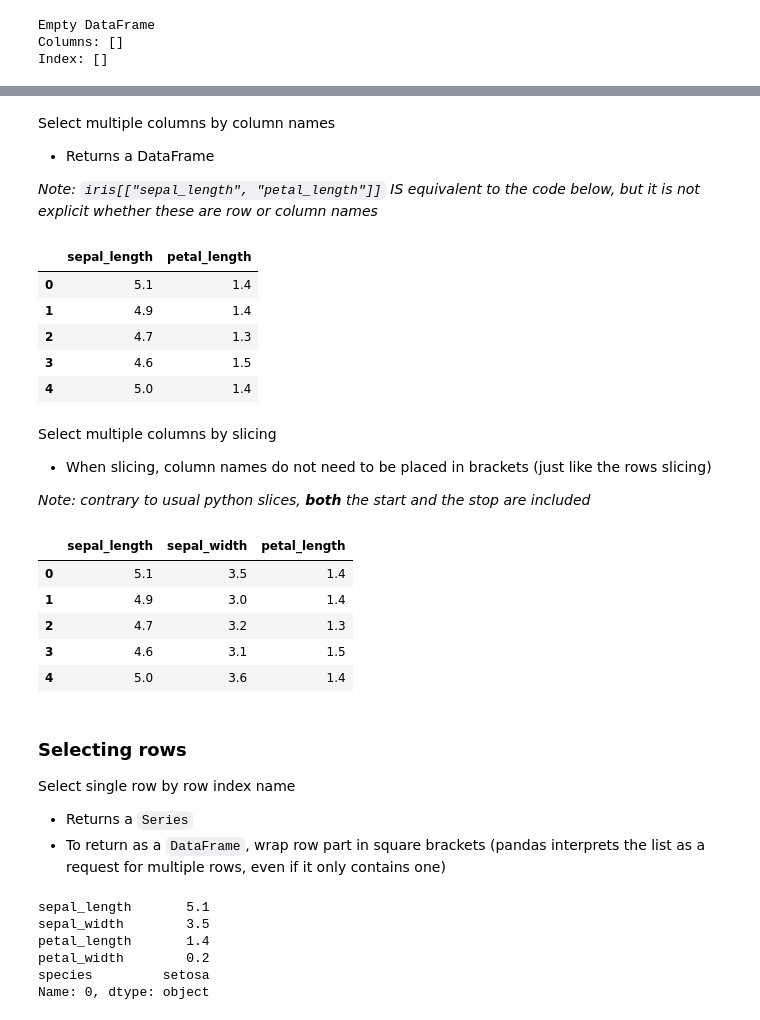
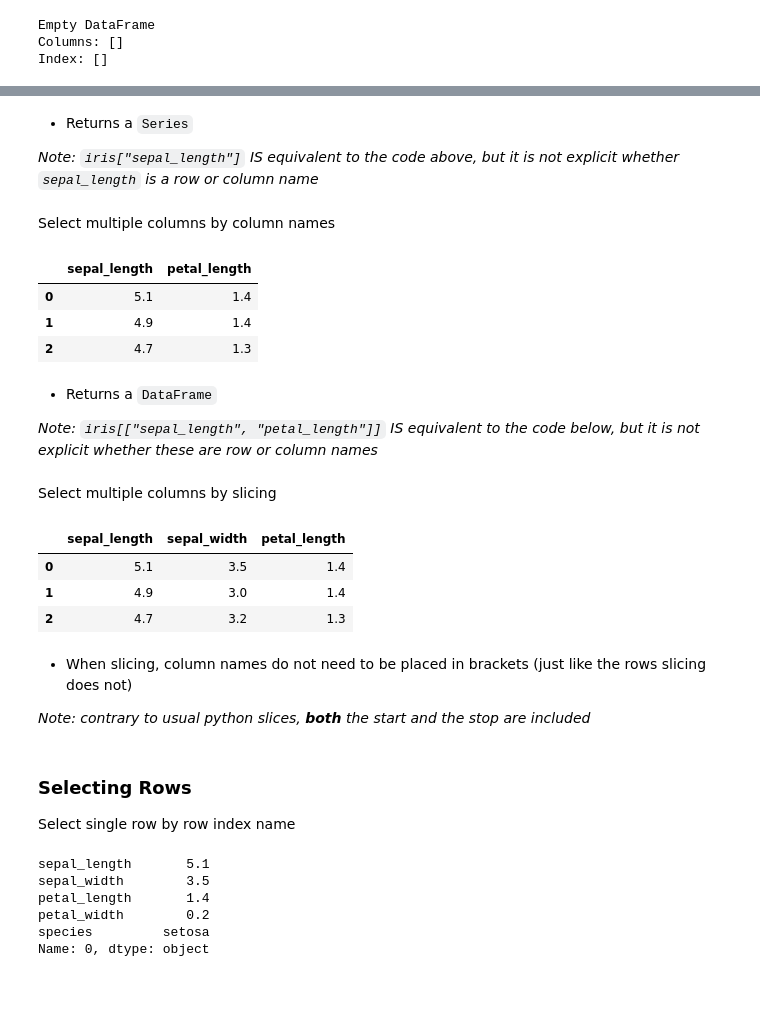
Before and after one commit to cjbayne/softdocs, a Jupyter notebook: docs/guide_pandas.ipynb, the cells around one changed output, grey strips where cells are left out. Drawn from its saved outputs; the diff is of its cells as text; code cells hidden in the pictures; blank space fills up the shorter version.

```diff
--- a/docs/guide_pandas.ipynb
+++ b/docs/guide_pandas.ipynb
@@ -270,30 +261,29 @@ DEPRECIATED
+# %% [markdown]
+- Returns a `Series`
+
+*Note: `iris["sepal_length"]` IS equivalent to the code above, but it is not explicit whether `sepal_length` is a row or column name*
 # %% [markdown]
 Select multiple columns by column names
-- Returns a DataFrame
-
-*Note: `iris[["sepal_length", "petal_length"]]` IS equivalent to the code below, but it is not explicit whether these are row or column names*
 # %%
 # Select all rows (:) and given columns by column names
 columns = ["sepal_length", "petal_length"]
-iris.loc[:, columns].head()
+iris.loc[:, columns].head(3)
 # %% [output]
 |  | sepal_length | petal_length |
 | 0 | 5.1 | 1.4 |
 | 1 | 4.9 | 1.4 |
 | 2 | 4.7 | 1.3 |
-| 3 | 4.6 | 1.5 |
-| 4 | 5.0 | 1.4 |
+# %% [markdown]
+- Returns a `DataFrame`
+
+*Note: `iris[["sepal_length", "petal_length"]]` IS equivalent to the code below, but it is not explicit whether these are row or column names*
 # %% [markdown]
 Select multiple columns by slicing
-- When slicing, column names do not need to be placed in brackets (just like the rows slicing)
-
-*Note: contrary to usual python slices, **both** the start and the stop are included*
 # %%
-iris.loc[:, "sepal_length":"petal_length"].head()
+# Select all rows (:) and columns from the first to (and include) the second
+iris.loc[:, "sepal_length":"petal_length"].head(3)
 # %% [output]
 |  | sepal_length | sepal_width | petal_length |
 | 0 | 5.1 | 3.5 | 1.4 |
 | 1 | 4.9 | 3.0 | 1.4 |
 | 2 | 4.7 | 3.2 | 1.3 |
-| 3 | 4.6 | 3.1 | 1.5 |
-| 4 | 5.0 | 3.6 | 1.4 |
@@ -304,9 +290,11 @@ iris.loc[:, "sepal_length":"petal_length"].head()
+# %% [markdown]
+- When slicing, column names do not need to be placed in brackets (just like the rows slicing does not)
+
+*Note: contrary to usual python slices, **both** the start and the stop are included*
 # %% [markdown]
-### Selecting rows
+### Selecting Rows
 
 Select single row by row index name
-- Returns a `Series`
-- To return as a `DataFrame`, wrap row part in square brackets (pandas interprets the list as a request for multiple rows, even if it only contains one)
 # %%
 # Select all values in given row by row name
 iris.loc[0, :]
```
Also changed, not shown: parts of 31 cells of this notebook.
